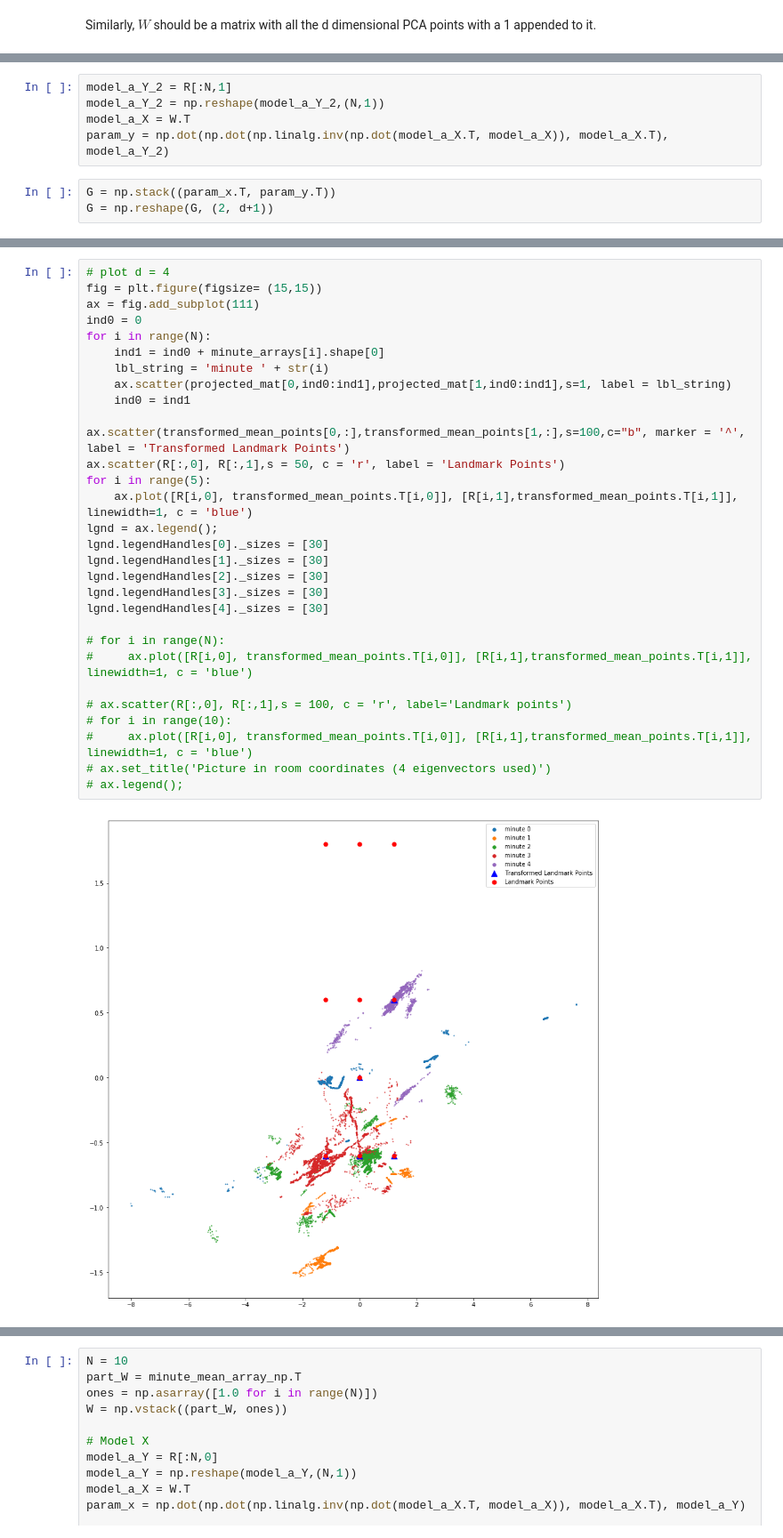
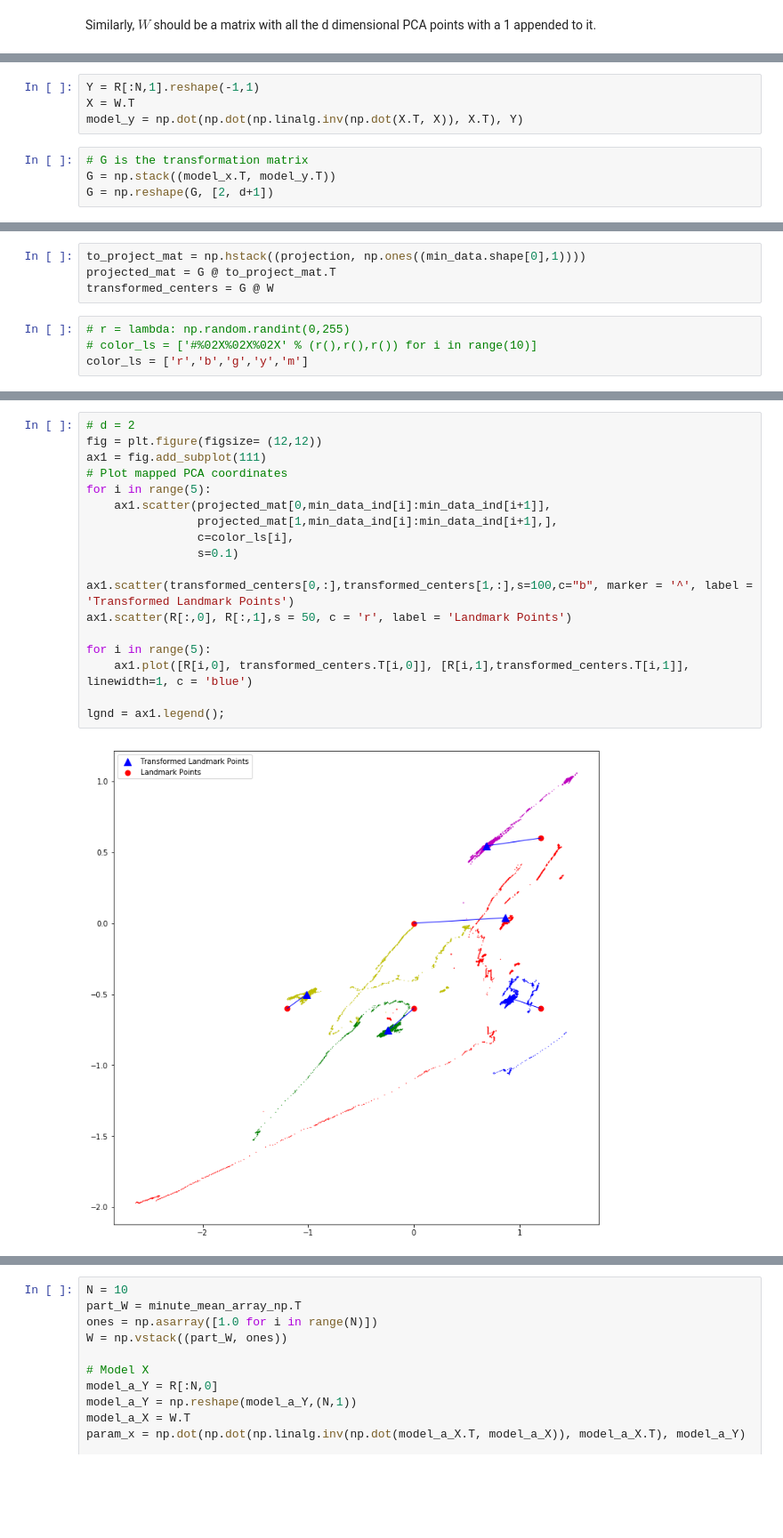
Before and after one commit to ArdelAlegre1/SoundMapping, a Jupyter notebook: Analysis/notebooks/PCA_to_room_mapping_implementation.ipynb, the cells around one changed output, grey strips where cells are left out. Shown at 89% size. Saved outputs shown, nothing was run; the diff lists cells and outputs as text; blank space fills up the shorter version.

Commit message:
PCA to room updates

```diff
--- a/Analysis/notebooks/PCA_to_room_mapping_implementation.ipynb
+++ b/Analysis/notebooks/PCA_to_room_mapping_implementation.ipynb
@@ -224,8 +149,8 @@ array([[  9.27788956],
 # %%
-model_a_Y_2 = R[:N,1]
-model_a_Y_2 = np.reshape(model_a_Y_2,(N,1))
-model_a_X = W.T
-param_y = np.dot(np.dot(np.linalg.inv(np.dot(model_a_X.T, model_a_X)), model_a_X.T), model_a_Y_2)
+Y = R[:N,1].reshape(-1,1)
+X = W.T
+model_y = np.dot(np.dot(np.linalg.inv(np.dot(X.T, X)), X.T), Y)
 # %%
-G = np.stack((param_x.T, param_y.T))
-G = np.reshape(G, (2, d+1))
+# G is the transformation matrix
+G = np.stack((model_x.T, model_y.T))
+G = np.reshape(G, [2, d+1])
@@ -251,0 +159,8 @@ array([[-1.11022302e-15,  1.20000000e+00,  8.88178420e-16,
+# %%
+to_project_mat = np.hstack((projection, np.ones((min_data.shape[0],1))))
+projected_mat = G @ to_project_mat.T
+transformed_centers = G @ W
+# %%
+# r = lambda: np.random.randint(0,255)
+# color_ls = ['#%02X%02X%02X' % (r(),r(),r()) for i in range(10)]
+color_ls = ['r','b','g','y','m']
@@ -252,32 +178,20 @@ array([[-1.11022302e-15,  1.20000000e+00,  8.88178420e-16,
 # %%
-# plot d = 4
-fig = plt.figure(figsize= (15,15))
-ax = fig.add_subplot(111)
-ind0 = 0
-for i in range(N):
-    ind1 = ind0 + minute_arrays[i].shape[0]
-    lbl_string = 'minute ' + str(i)
-    ax.scatter(projected_mat[0,ind0:ind1],projected_mat[1,ind0:ind1],s=1, label = lbl_string)
-    ind0 = ind1
+# d = 2
+fig = plt.figure(figsize= (12,12))
+ax1 = fig.add_subplot(111)
+# Plot mapped PCA coordinates
+for i in range(5):
+    ax1.scatter(projected_mat[0,min_data_ind[i]:min_data_ind[i+1]],
+                projected_mat[1,min_data_ind[i]:min_data_ind[i+1],],
+                c=color_ls[i],
+                s=0.1)
 
-ax.scatter(transformed_mean_points[0,:],transformed_mean_points[1,:],s=100,c="b", marker = '^', label = 'Transformed Landmark Points')
-ax.scatter(R[:,0], R[:,1],s = 50, c = 'r', label = 'Landmark Points')
+ax1.scatter(transformed_centers[0,:],transformed_centers[1,:],s=100,c="b", marker = '^', label = 'Transformed Landmark Points')
+ax1.scatter(R[:,0], R[:,1],s = 50, c = 'r', label = 'Landmark Points')
+
 for i in range(5):
-    ax.plot([R[i,0], transformed_mean_points.T[i,0]], [R[i,1],transformed_mean_points.T[i,1]], linewidth=1, c = 'blue')
-lgnd = ax.legend();
-lgnd.legendHandles[0]._sizes = [30]
-lgnd.legendHandles[1]._sizes = [30]
-lgnd.legendHandles[2]._sizes = [30]
-lgnd.legendHandles[3]._sizes = [30]
-lgnd.legendHandles[4]._sizes = [30]
+    ax1.plot([R[i,0], transformed_centers.T[i,0]], [R[i,1],transformed_centers.T[i,1]], linewidth=1, c = 'blue')
 
-# for i in range(N):
-#     ax.plot([R[i,0], transformed_mean_points.T[i,0]], [R[i,1],transformed_mean_points.T[i,1]], linewidth=1, c = 'blue')
-
-# ax.scatter(R[:,0], R[:,1],s = 100, c = 'r', label='Landmark points')
-# for i in range(10):
-#     ax.plot([R[i,0], transformed_mean_points.T[i,0]], [R[i,1],transformed_mean_points.T[i,1]], linewidth=1, c = 'blue')
-# ax.set_title('Picture in room coordinates (4 eigenvectors used)')
-# ax.legend();
+lgnd = ax1.legend();
 # %% [output]
-[figure, old version]
+[figure, new version]
```
Also changed, not shown: parts of 55 cells of this notebook, 2 other files.
